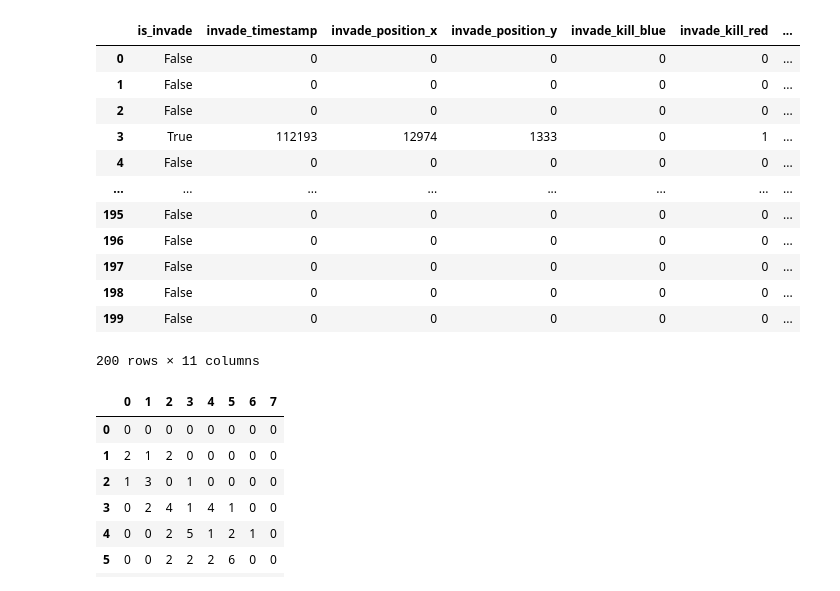
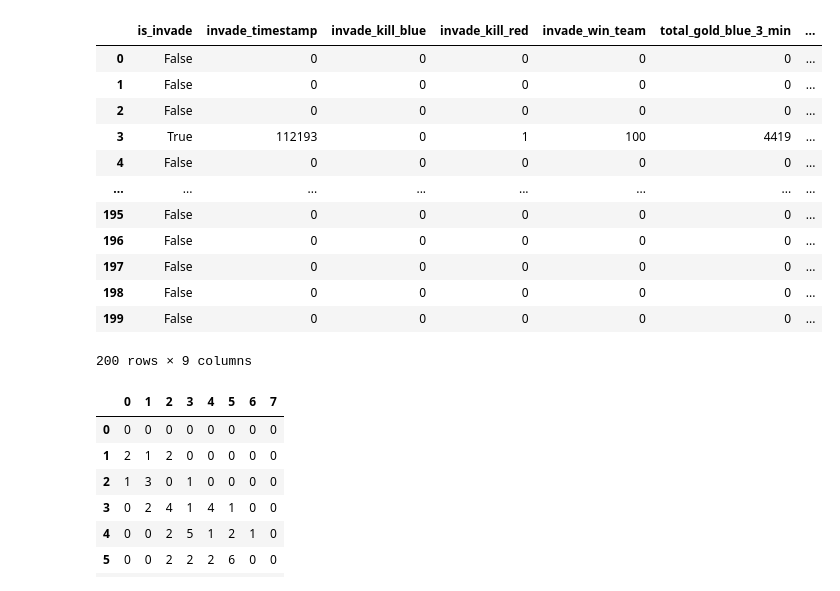
Before and after one commit to FireMoth-Yellme/LoL-Stat, a Jupyter notebook: data-mining/Jinx/인베를가는게 옳을까.ipynb, the cells around one changed output. Drawn from its saved outputs; the diff is of its cells as text; code cells hidden in the pictures.

```diff
--- a/data-mining/Jinx/인베를가는게 옳을까.ipynb
+++ b/data-mining/Jinx/인베를가는게 옳을까.ipynb
@@ -1,15 +1,17 @@
 # %%
 import pandas as pd
 import numpy as np
+# %%
+summoner_name = "쪼렙이다말로하자"
 # %%
-invade = pd.read_csv("data/쪼렙이다말로하자/invade.csv")
+invade = pd.read_csv("data/{}/invade.csv".format(summoner_name))
 invade
 # %% [output]
-|  | is_invade | invade_timestamp | invade_position_x | invade_position_y | invade_kill_blue | invade_kill_red | ... |
+|  | is_invade | invade_timestamp | invade_kill_blue | invade_kill_red | invade_win_team | total_gold_blue_3_min | ... |
 | 0 | False | 0 | 0 | 0 | 0 | 0 | ... |
 | 1 | False | 0 | 0 | 0 | 0 | 0 | ... |
 | 2 | False | 0 | 0 | 0 | 0 | 0 | ... |
-| 3 | True | 112193 | 12974 | 1333 | 0 | 1 | ... |
+| 3 | True | 112193 | 0 | 1 | 100 | 4419 | ... |
 | 4 | False | 0 | 0 | 0 | 0 | 0 | ... |
 | ... | ... | ... | ... | ... | ... | ... | ... |
 | 195 | False | 0 | 0 | 0 | 0 | 0 | ... |
@@ -17,5 +19,5 @@ invade
 | 197 | False | 0 | 0 | 0 | 0 | 0 | ... |
 | 198 | False | 0 | 0 | 0 | 0 | 0 | ... |
 | 199 | False | 0 | 0 | 0 | 0 | 0 | ... |
-200 rows × 11 columns
+200 rows × 9 columns
 # %%
```
Also changed, not shown: parts of 15 cells of this notebook.
